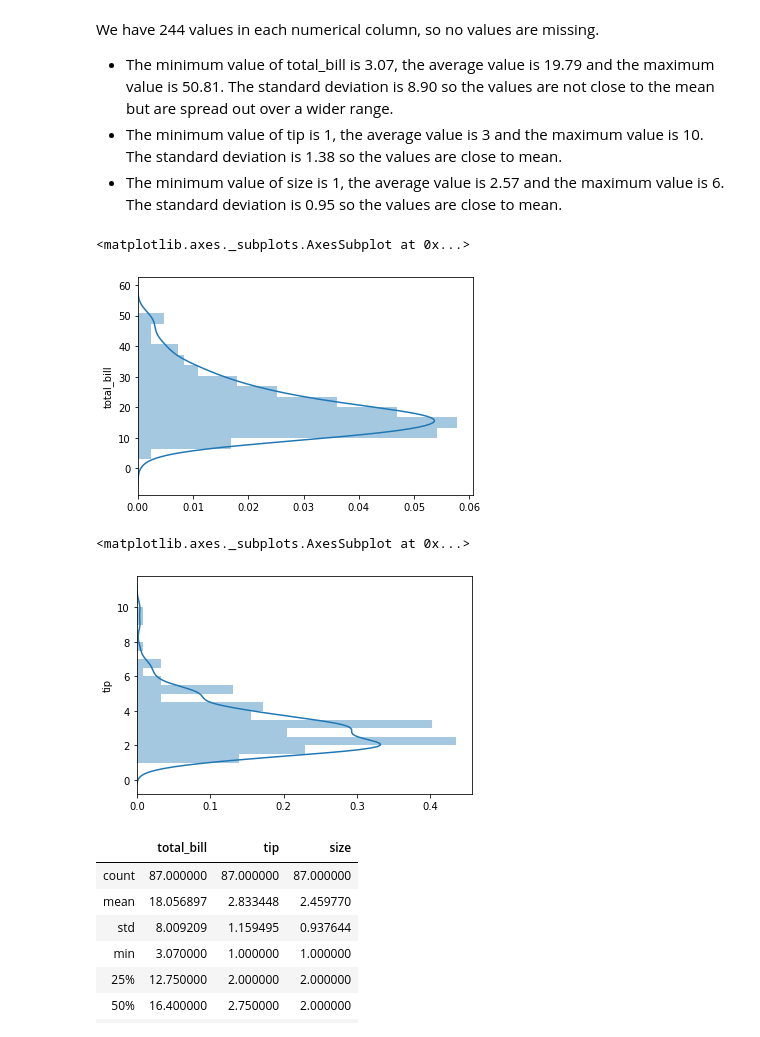
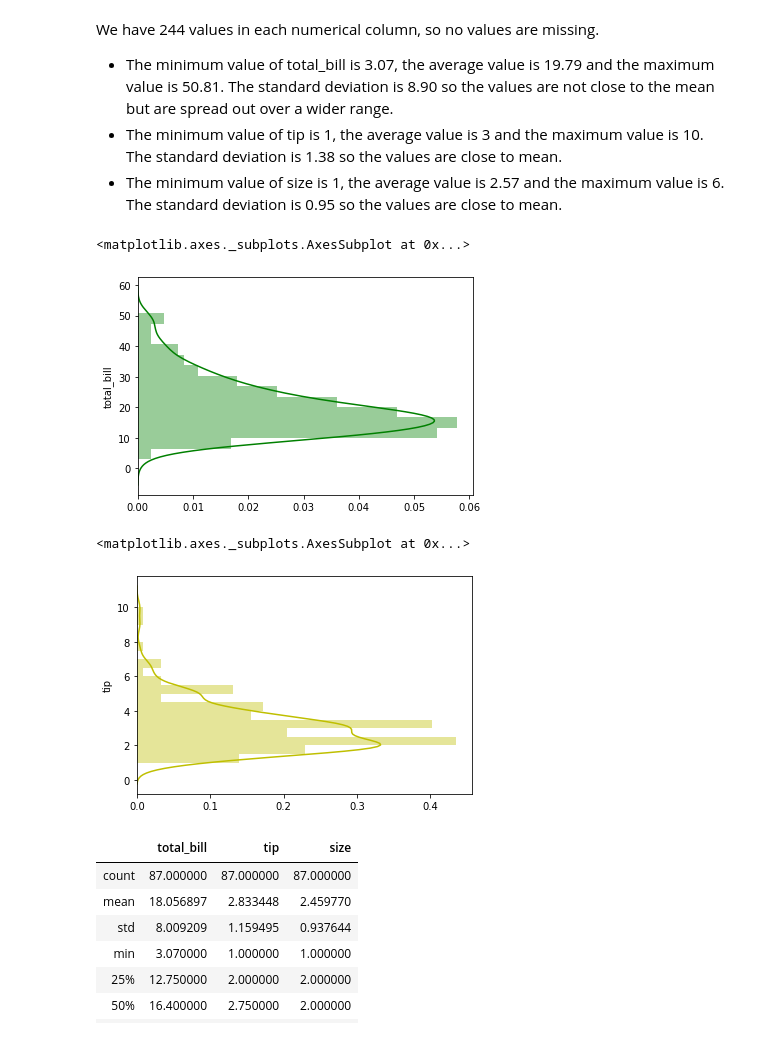
Before and after one commit to amacuga/fundamentals-assessment, a Jupyter notebook: Assessment.ipynb, the cells around one changed output. Saved outputs shown, nothing was run; the diff lists cells and outputs as text; code cells hidden in the pictures.

```diff
--- a/Assessment.ipynb
+++ b/Assessment.ipynb
@@ -129,16 +140,16 @@ We have 244 values in each numerical column, so no values are missing.
 * The minimum value of size is 1, the average value is 2.57 and the maximum value is 6. The standard deviation is 0.95 so the values are close to mean.
 # %%
 # Returns a plot of total_bill.
-sns.distplot(tips.total_bill, vertical=True)
+sns.distplot(tips.total_bill, color = "g", vertical=True)
 # %% [output]
 <matplotlib.axes._subplots.AxesSubplot at 0x...>
-[figure, old version]
+[figure, new version]
 # %%
 # Returns a plot of tip.
-sns.distplot(tips.tip,  vertical=True)
+sns.distplot(tips.tip, color = 'y', vertical=True)
 # %% [output]
 <matplotlib.axes._subplots.AxesSubplot at 0x...>
-[figure, old version]
+[figure, new version]
 # %%
 # Returns summary statistics of the dataset only for Females.
 (tips.loc[tips.loc[:, 'sex'] == 'Female']).describe()
```
Also changed, not shown: parts of 7 cells of this notebook.
